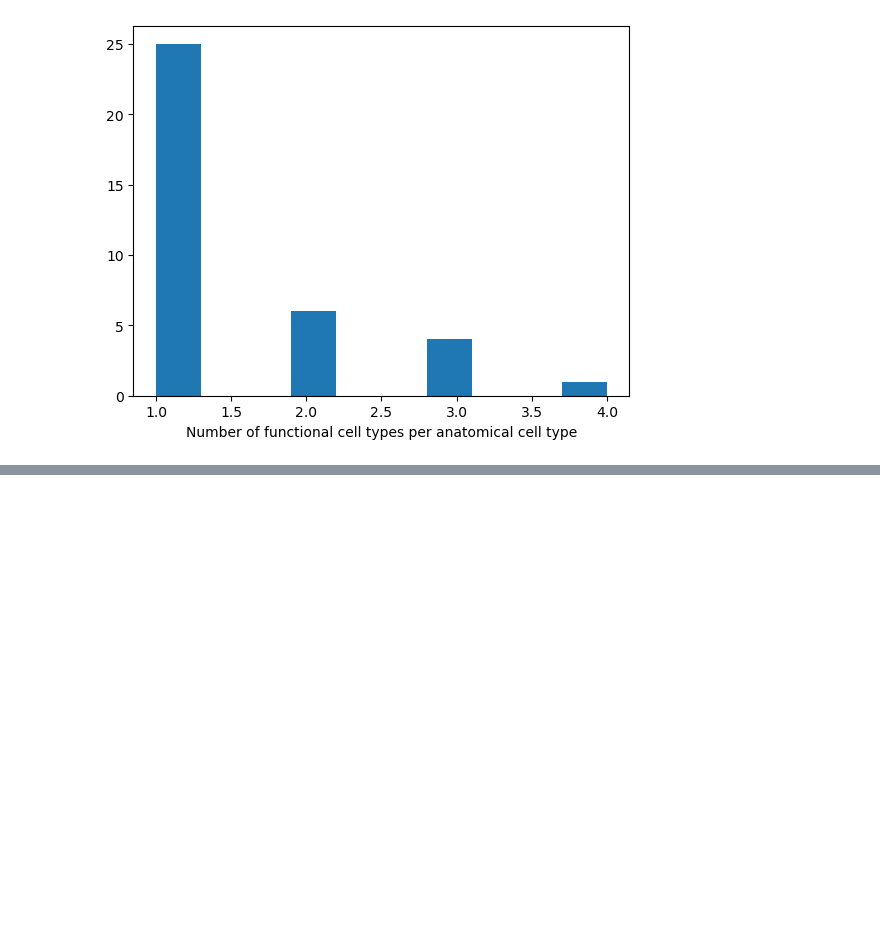
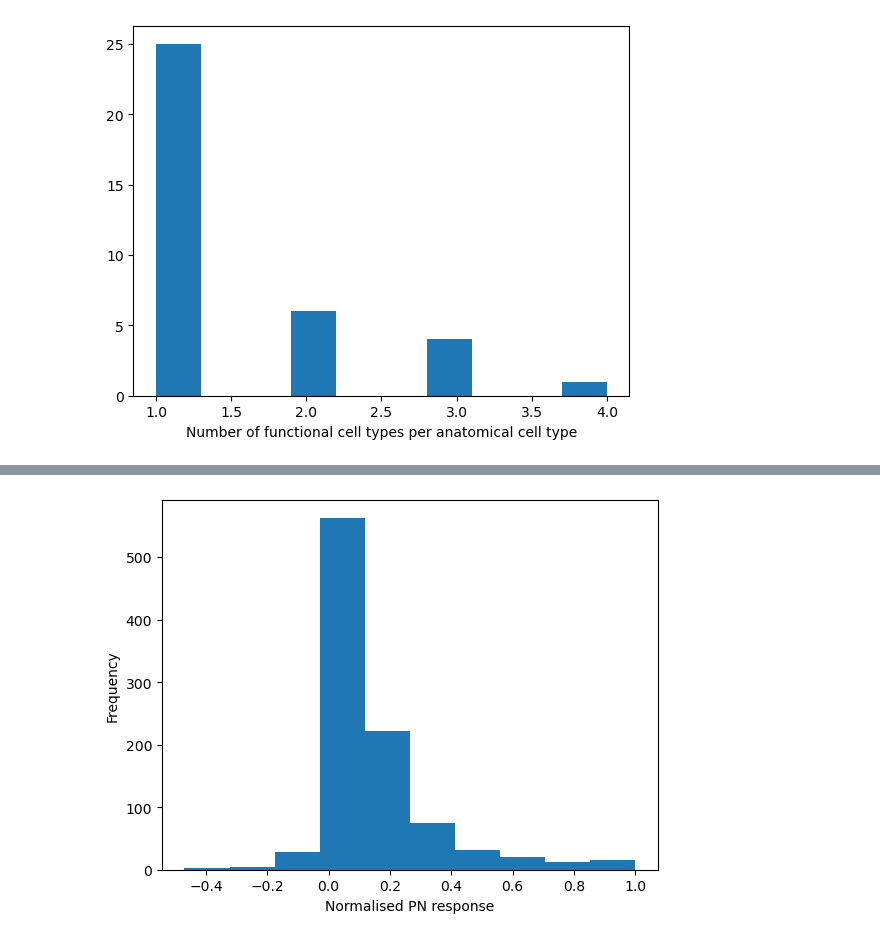
Before and after one commit to YijieYin/connectome_data_prep, a Jupyter notebook: frechter_2019_dataprep.ipynb, the cells around one changed output, grey strips where cells are left out. Drawn from its saved outputs; the diff is of its cells as text; code cells hidden in the pictures; blank space fills up the shorter version.

```diff
--- a/frechter_2019_dataprep.ipynb
+++ b/frechter_2019_dataprep.ipynb
@@ -219,3 +329,10 @@ lhodour = lhodour.div(lhodour.max(axis=1), axis=0)
 # %%
 pnodour.rename_axis('glomerulus').to_csv("data/Frechter_2019_supp/tidy/pnodour.csv")
 lhodour.to_csv('data/Frechter_2019_supp/tidy/lhodour.csv')
+# %%
+plt.hist(pnodour.values.flatten())
+plt.xlabel("Normalised PN response")
+plt.ylabel("Frequency")
+plt.show()
+# %% [output]
+[figure, added]
```
Also changed, not shown: parts of 10 cells of this notebook, 2 other files.
